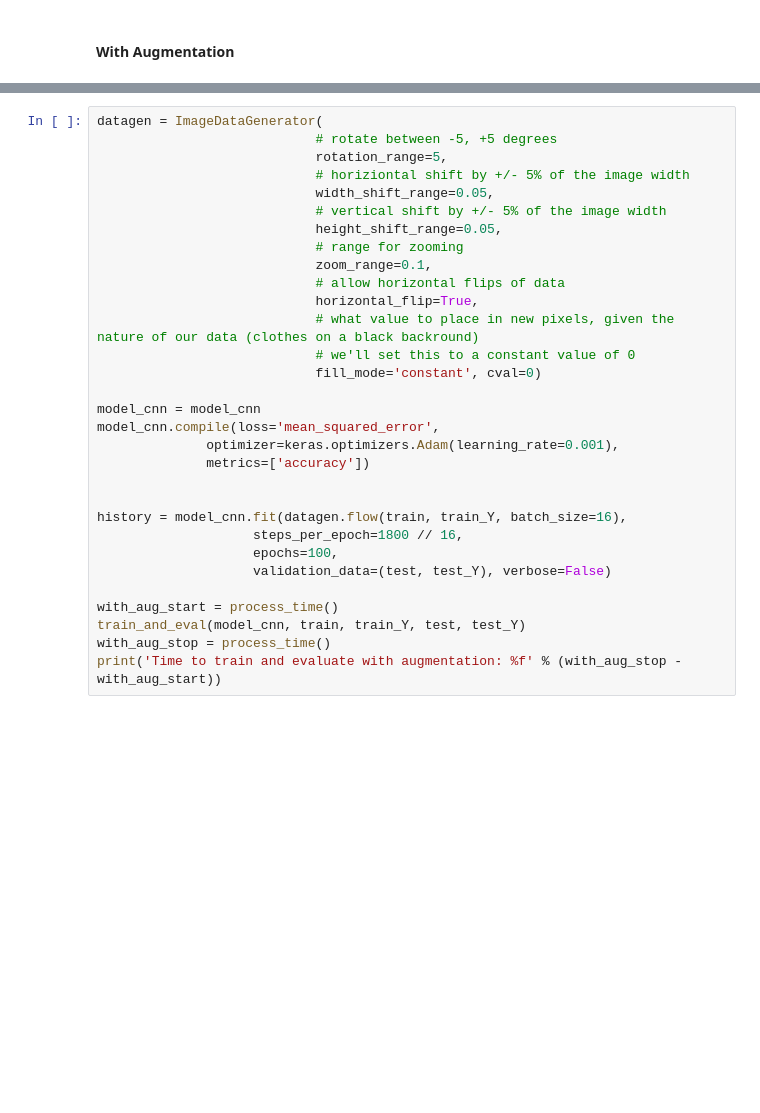
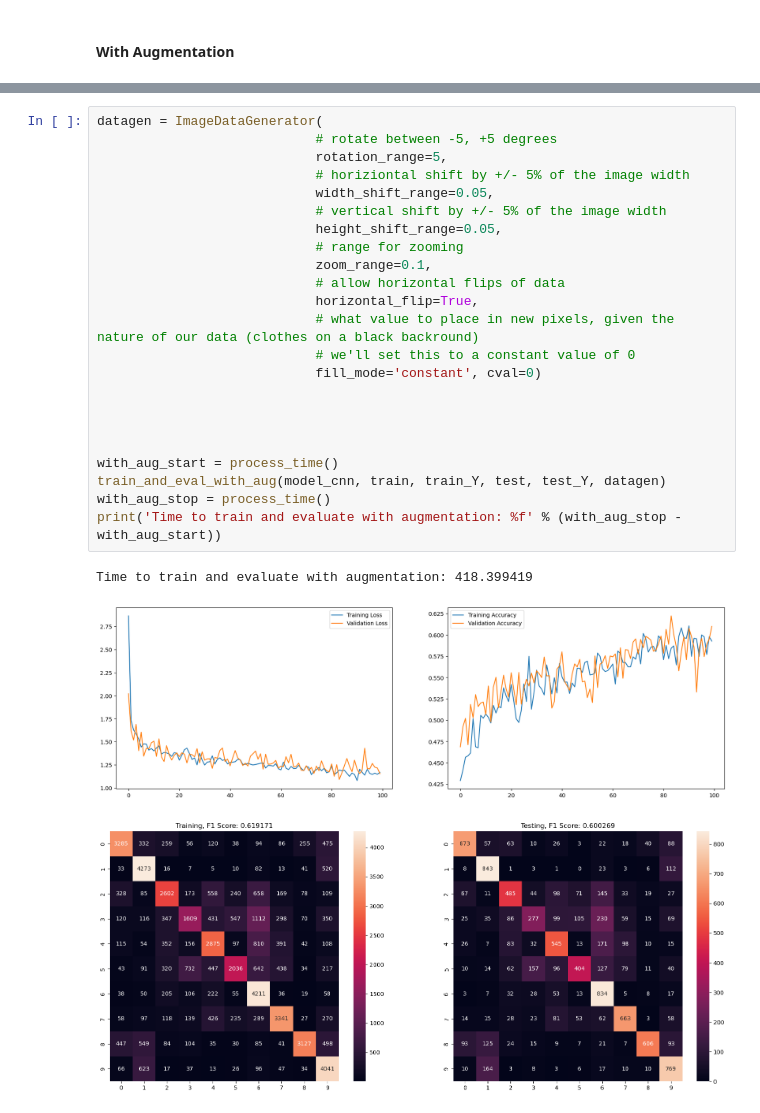
Before and after one commit to DonMMK/Machine-Learning-CAB420, a Jupyter notebook: assessment1a/Q3/CAB420_A1A_Q3_Template.ipynb, the cells around one changed output, grey strips where cells are left out. Cells and saved outputs as stored; diff of their text form; blank space fills up the shorter version.

```diff
--- a/assessment1a/Q3/CAB420_A1A_Q3_Template.ipynb
+++ b/assessment1a/Q3/CAB420_A1A_Q3_Template.ipynb
@@ -432,31 +481,27 @@ Time to train and evaluate without augmentation: 321.246705
 # %%
 datagen = ImageDataGenerator(
                             # rotate between -5, +5 degrees
                             rotation_range=5,
                             # horiziontal shift by +/- 5% of the image width
                             width_shift_range=0.05,
                             # vertical shift by +/- 5% of the image width
                             height_shift_range=0.05,
                             # range for zooming
                             zoom_range=0.1,
                             # allow horizontal flips of data
                             horizontal_flip=True,
                             # what value to place in new pixels, given the nature of our data (clothes on a black backround)
                             # we'll set this to a constant value of 0
                             fill_mode='constant', cval=0)
 
-model_cnn = model_cnn
-model_cnn.compile(loss='mean_squared_error',
-              optimizer=keras.optimizers.Adam(learning_rate=0.001),
-              metrics=['accuracy'])
 
 
-history = model_cnn.fit(datagen.flow(train, train_Y, batch_size=16),
-                    steps_per_epoch=1800 // 16,
-                    epochs=100,
-                    validation_data=(test, test_Y), verbose=False)
 
 with_aug_start = process_time()
-train_and_eval(model_cnn, train, train_Y, test, test_Y)
+train_and_eval_with_aug(model_cnn, train, train_Y, test, test_Y, datagen)
 with_aug_stop = process_time()
 print('Time to train and evaluate with augmentation: %f' % (with_aug_stop - with_aug_start))
+# %% [output]
+Time to train and evaluate with augmentation: 418.399419
+[figure, added]
+[figure, added]
```
Also changed, not shown: parts of 6 cells of this notebook.
